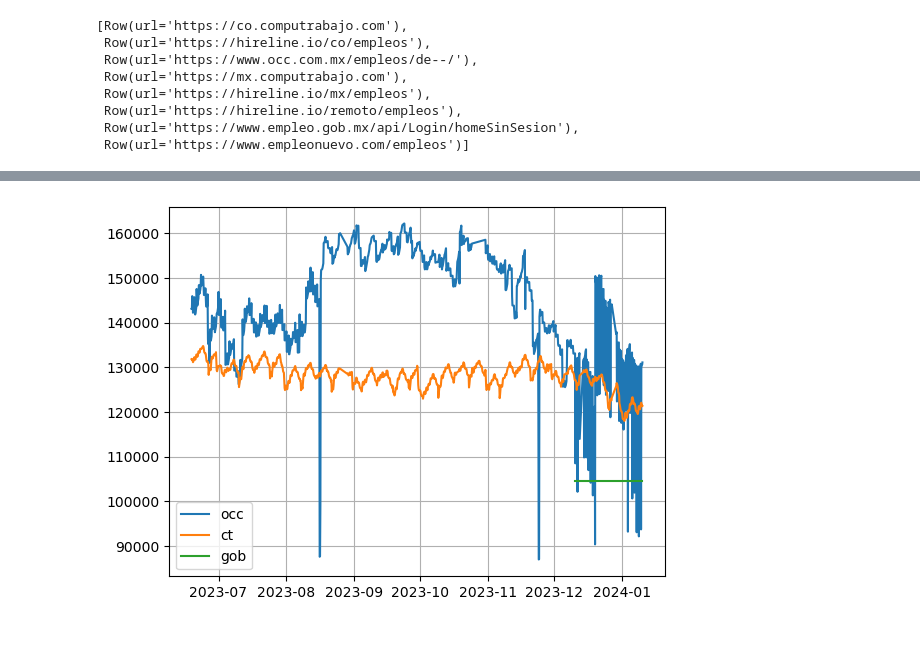
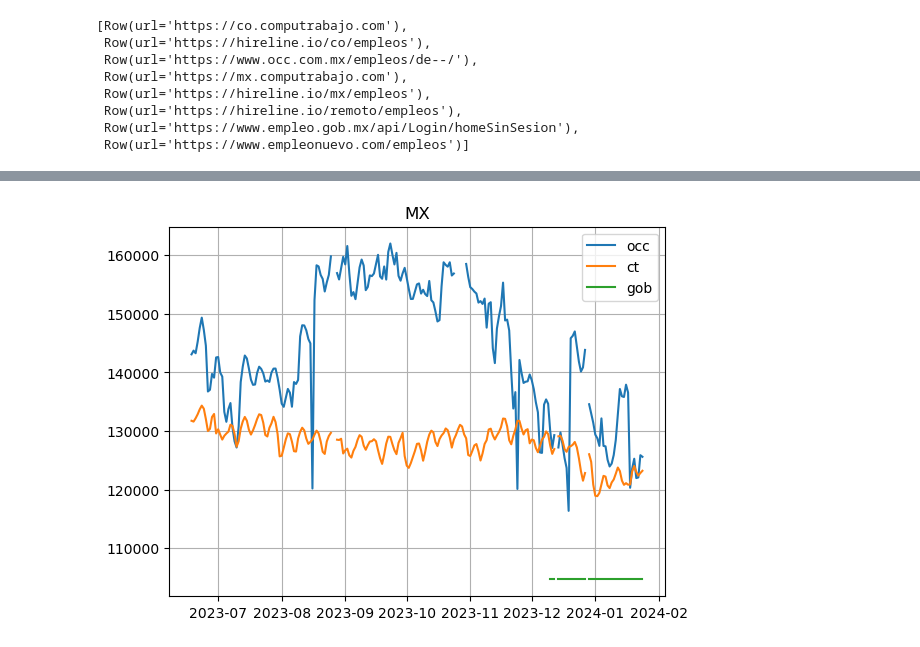
Before and after one commit to eduardofv/learn_spark, a Jupyter notebook: work-dir/claims.ipynb, the cells around one changed output, grey strips where cells are left out. Saved outputs shown, nothing was run; the diff lists cells and outputs as text; code cells hidden in the pictures.

```diff
--- a/work-dir/claims.ipynb
+++ b/work-dir/claims.ipynb
@@ -99,20 +99,21 @@ plt.legend(['hireline', 'empleonuevo'])
 # %%
 ct = df.where(df.url.startswith("https://mx.computrabajo")).sort("scraped_at").withColumn("num_claim", df["claim"].cast("int")).select("scraped_at", "num_claim").toPandas()
 occ = df.where(df.url.startswith("https://www.occ")).sort("scraped_at").withColumn("num_claim", df["claim"].cast("int")).select("scraped_at", "num_claim").toPandas()
 gob = df.where(df.url.startswith("https://www.empleo.gob.mx")).sort("scraped_at").withColumn("num_claim", df["claim"].cast("int")).select("scraped_at", "num_claim").toPandas()
 
 ct['scraped_at'] = pd.to_datetime(ct['scraped_at'])
 occ['scraped_at'] = pd.to_datetime(occ['scraped_at'])
 gob['scraped_at'] = pd.to_datetime(gob['scraped_at'])
 
-plt.plot(occ.set_index('scraped_at'))
-plt.plot(ct.set_index('scraped_at'))
-plt.plot(gob.set_index('scraped_at'))
+plt.plot(occ.set_index('scraped_at').resample('D').mean())
+plt.plot(ct.set_index('scraped_at').resample('D').mean())
+plt.plot(gob.set_index('scraped_at').resample('D').mean())
 plt.grid(which="both")
 plt.legend(['occ', 'ct', 'gob'])
+plt.title("MX")
 plt.show()
 # %% [output]
-[figure, old version]
+[figure, new version]
 # %%
 ct_mx = df.where(df.url.startswith("https://mx.computrabajo")).sort("scraped_at").withColumn("num_claim", df["claim"].cast("int")).select("scraped_at", "num_claim").toPandas()
 ct_co = df.where(df.url.startswith("https://co.computrabajo")).sort("scraped_at").withColumn("num_claim", df["claim"].cast("int")).select("scraped_at", "num_claim").toPandas()
```
Also changed, not shown: parts of 10 cells of this notebook, 1 other file.
